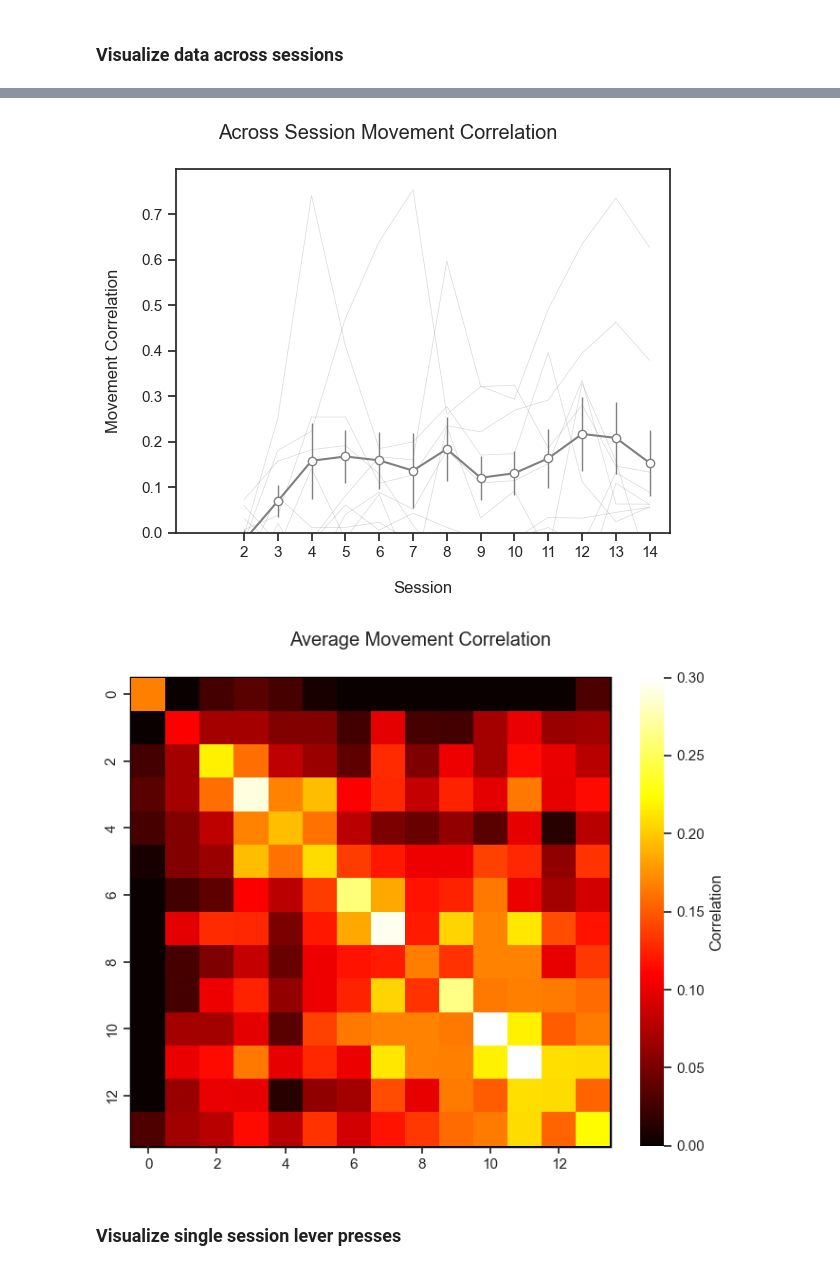
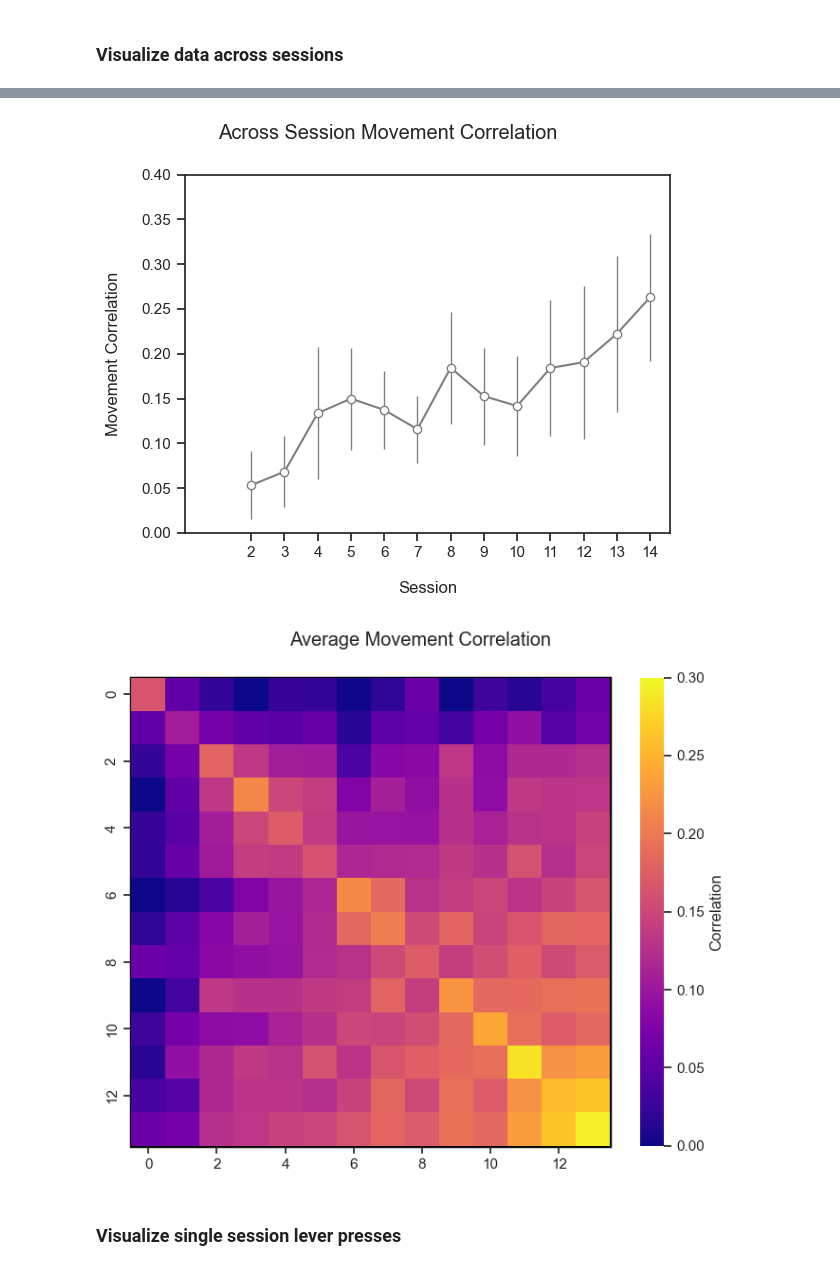
Before and after one commit to wjakewright/Lab_Analyses, a Jupyter notebook: Lab_Analyses/Behavior/Batch_Lever_Press_Analysis_Dual_Spine_Task.ipynb, the cells around one changed output, grey strips where cells are left out. Saved outputs shown, nothing was run; the diff lists cells and outputs as text; code cells hidden in the pictures.

```diff
--- a/Lab_Analyses/Behavior/Batch_Lever_Press_Analysis_Dual_Spine_Task.ipynb
+++ b/Lab_Analyses/Behavior/Batch_Lever_Press_Analysis_Dual_Spine_Task.ipynb
@@ -39,12 +39,13 @@ id_6 = "JW129"
 id_7 = "JW130"
 id_8 = "JW144"
 id_9 = "JW146"
+id_10 = "JW150"
 
 
 ## Reanalyze ?
 # Indicate if you are reanalyzing the data
 # Will re-process, summarize, and analyze data even if already analyzed before
-reanalyze = [True, True, True, True, True, True, True, True, True]
+reanalyze = [True, True, True, True, True, True, True, True, True, True]
 
 ## Ignore days ?
 # Indicate if there are any days for each mouse you wish to ignore for analysis
@@ -58,6 +59,7 @@ ignore_6 = ()
 ignore_7 = ()
 ignore_8 = ()
 ignore_9 = ()
+ignore_10 = ()
 
 # Imaged Sessions
 ## Indicate which sessions were imaged
@@ -74,6 +76,7 @@ im_6 = [1,2,3,6,7,8,11,12,13]
 im_7 = [1,2,3,6,7,8,11,12,13]
 im_8 = [1,2,3,6,7,8,11,13]
 im_9 = [1,2,3,6,7,8,11,12,13]
+im_10 = [1,2,3,8,13]
 #### Do not change this part
 image_1 = [False if x not in np.array(im_1)-1 else True for x in range(num_of_sessions)]
 image_2 = [False if x not in np.array(im_2)-1 else True for x in range(num_of_sessions)]
@@ -84,6 +87,8 @@ image_6 = [False if x not in np.array(im_6)-1 else True for x in range(num_of_se
 image_7 = [False if x not in np.array(im_7)-1 else True for x in range(num_of_sessions)]
 image_8 = [False if x not in np.array(im_8)-1 else True for x in range(num_of_sessions)]
 image_9 = [False if x not in np.array(im_9)-1 else True for x in range(num_of_sessions)]
+image_10 = [False if x not in np.array(im_10)-1 else True for x in range(num_of_sessions)]
+
 
 # Give info about the experiment for each mouse
 ## Optional. Set to none below if not being used
@@ -96,14 +101,15 @@ exp_6 = "GluSnFr and RCaMP Imaging Task"
 exp_7 = "GluSnFr and RCaMP Imaging Task"
 exp_8 = "GluSnFr and RCaMP Imaging Task"
 exp_9 = "GluSnFr and RCaMP Imaging Task"
+exp_10 = "GluSnFr and RCaMP Imaging Task"
 
 # Put information for each mouse in a list
 ### Can be just one mouse in the list
 
-mouse_ids = [id_1, id_2, id_3, id_4, id_5, id_6, id_7, id_8, id_9]
-imaged = [image_1, image_2, image_3, image_4, image_5, image_6, image_7, image_8, image_9]
-exps = [exp_1, exp_2, exp_3, exp_4, exp_5, exp_6, exp_7, exp_8, exp_9]
-ignore_dirs = [ignore_1, ignore_2, ignore_3, ignore_4, ignore_5, ignore_6, ignore_7, ignore_8, ignore_9]
+mouse_ids = [id_1, id_2, id_3, id_4, id_5, id_6, id_7, id_8, id_9, id_10]
+imaged = [image_1, image_2, image_3, image_4, image_5, image_6, image_7, image_8, image_9, image_10]
+exps = [exp_1, exp_2, exp_3, exp_4, exp_5, exp_6, exp_7, exp_8, exp_9, exp_10]
+ignore_dirs = [ignore_1, ignore_2, ignore_3, ignore_4, ignore_5, ignore_6, ignore_7, ignore_8, ignore_9, ignore_10]
 # %% [markdown]
 ### Process and Summarize each dataset
 # %%
@@ -113,7 +119,7 @@ for mouse_id, img, exp, reanaly, ignore in zip(mouse_ids, imaged, exps, reanalyz
     path = os.path.join(raw_path, mouse_id)
     sd = analyze_mouse_lever_behavior(
         mouse_id=mouse_id, path=path, imaged=img, save=True, save_suffix=None, reanalyze=reanaly,
-        ignore_dir=ignore, press_len=0.5
+        ignore_dir=ignore, press_len=1.5
     )
     summed_data.append(sd)
 # %% [output]
@@ -247,7 +253,7 @@ if not os.path.isdir(group_fig_path):
 to_plot = ["success rate","reaction time", "cue to reward", "within correlation",
           "across correlation", "correlation_heatmap"]
 colors = {"success": "mediumblue", "reaction_time": "firebrick", "cue_to_reward": "forestgreen",
-          "within": "black", "across":"grey", "cmap": "hot"}
-ylims = {"success": None, "reaction_time": None, "cue_to_reward": None, "within": None, "across": None, "cmap": (0,0.3)}
-grouped_data.plot_average_data(to_plot=to_plot, colors=colors, plot_ind=True, ylims=ylims, save=group_fig_save, save_path=group_fig_path)
+          "within": "black", "across":"grey", "cmap": "plasma"}
+ylims = {"success": None, "reaction_time": None, "cue_to_reward": None, "within": (0,0.4), "across": (0,0.4), "cmap": (0,0.3)}
+grouped_data.plot_average_data(to_plot=to_plot, colors=colors, plot_ind=False, ylims=ylims, save=group_fig_save, save_path=group_fig_path)
 # %% [output]
@@ -258,5 +264,5 @@ grouped_data.plot_average_data(to_plot=to_plot, colors=colors, plot_ind=True, yl
-[figure, old version]
+[figure, new version]
-[figure, old version]
+[figure, new version]
 # %% [markdown]
 ### Visualize single session lever presses
 # %%
```
Also changed, not shown: parts of 3 cells of this notebook.
